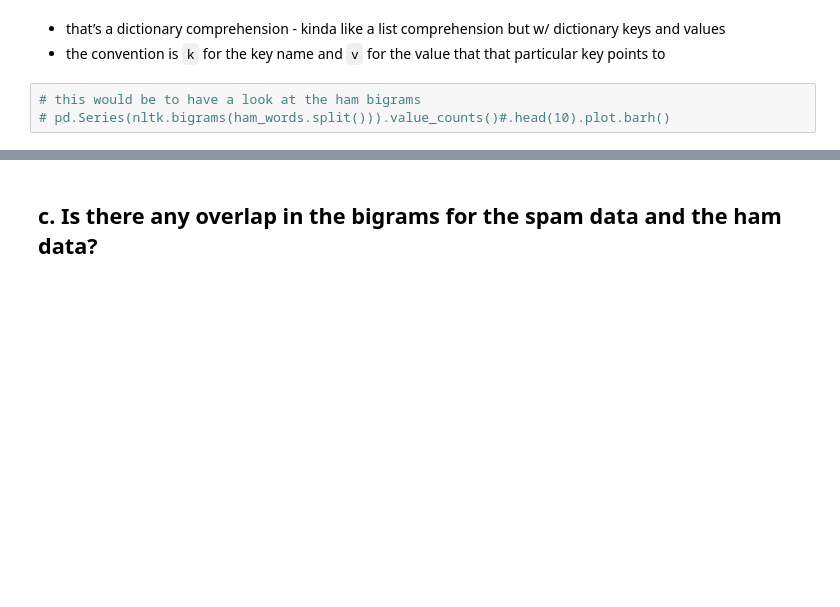
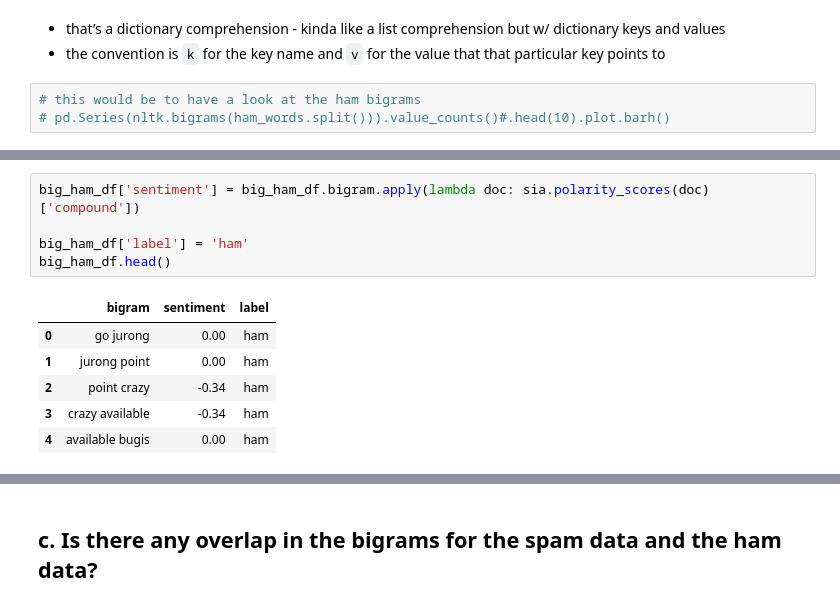
Before and after one commit to brianclements03/nlp, a Jupyter notebook: explore_current_iteration.ipynb, the cells around one changed output, grey strips where cells are left out. Drawn from its saved outputs; the diff is of its cells as text; blank space fills up the shorter version.

```diff
--- a/explore_current_iteration.ipynb
+++ b/explore_current_iteration.ipynb
@@ -262,0 +308,12 @@ plt.show()
+# %%
+big_ham_df['sentiment'] = big_ham_df.bigram.apply(lambda doc: sia.polarity_scores(doc)['compound'])
+
+big_ham_df['label'] = 'ham'
+big_ham_df.head()
+# %% [output]
+|  | bigram | sentiment | label |
+| 0 | go jurong | 0.00 | ham |
+| 1 | jurong point | 0.00 | ham |
+| 2 | point crazy | -0.34 | ham |
+| 3 | crazy available | -0.34 | ham |
+| 4 | available bugis | 0.00 | ham |
```
Also changed, not shown: parts of 31 cells of this notebook.
